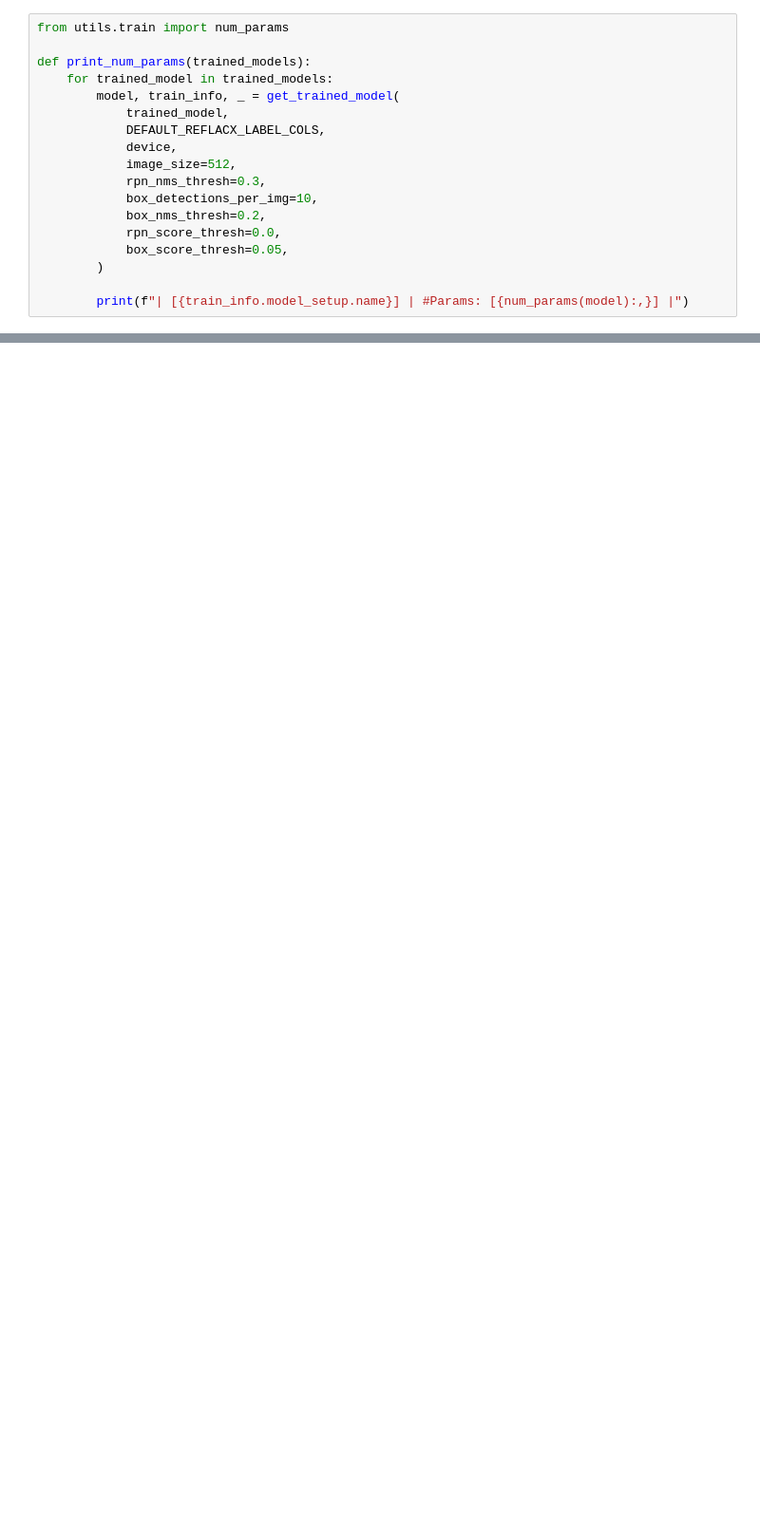
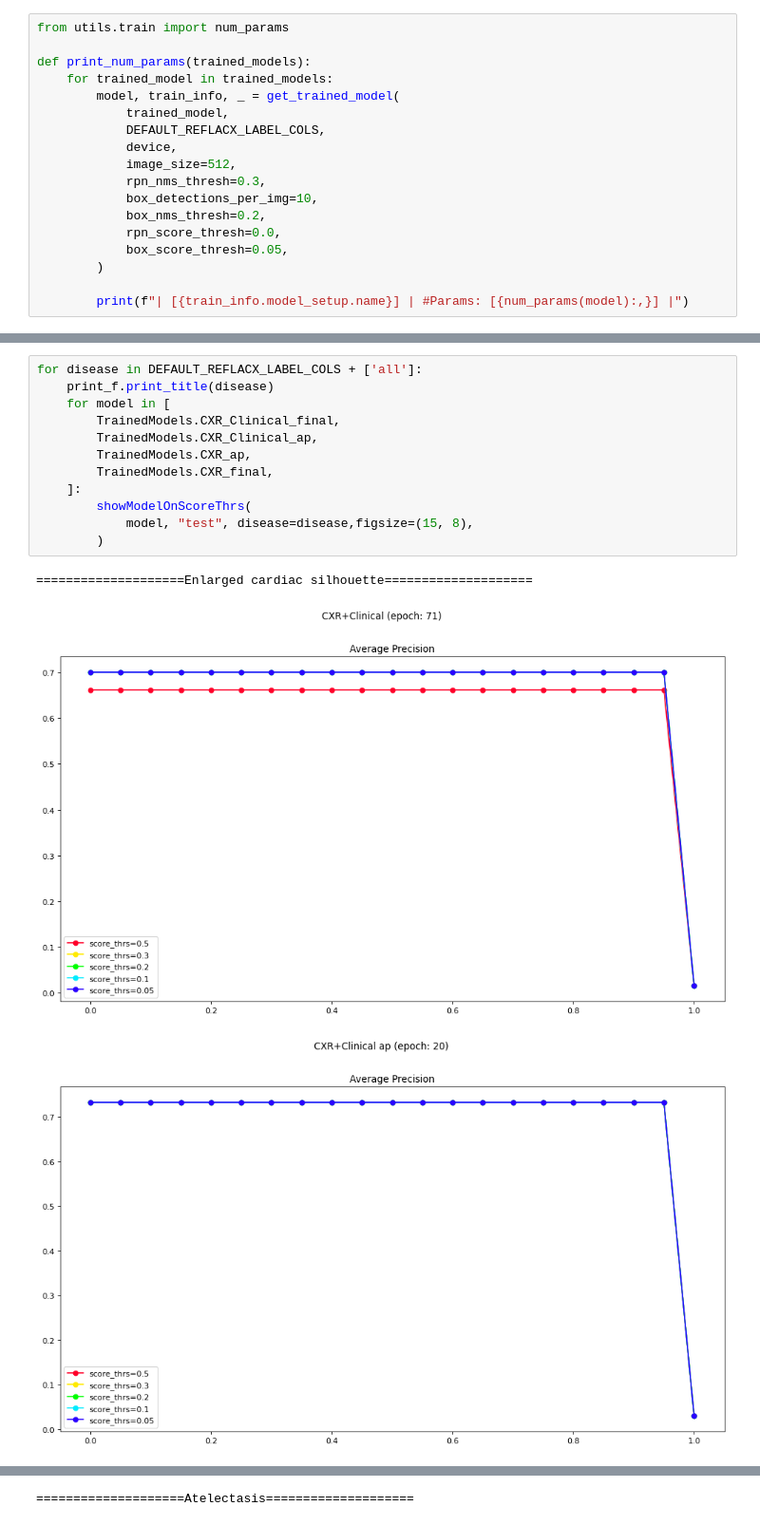
Before and after one commit to ChihchengHsieh/multimodal-abnormalities-detection, a Jupyter notebook: [8.c] findings_2.ipynb, the cells around one changed output, grey strips where cells are left out. Shown at 95% size. Saved outputs shown, nothing was run; the diff lists cells and outputs as text; blank space fills up the shorter version.

```diff
--- a/[8.c] findings_2.ipynb
+++ b/[8.c] findings_2.ipynb
@@ -355,0 +435,16 @@ get_thrs_evaluation_df(
+# %%
+for disease in DEFAULT_REFLACX_LABEL_COLS + ['all']:
+    print_f.print_title(disease)
+    for model in [
+        TrainedModels.CXR_Clinical_final,
+        TrainedModels.CXR_Clinical_ap,
+        TrainedModels.CXR_ap,
+        TrainedModels.CXR_final,
+    ]:
+        showModelOnScoreThrs(
+            model, "test", disease=disease,figsize=(15, 8),
+        )
+# %% [output]
+====================Enlarged cardiac silhouette====================
+[figure, added]
+[figure, added]
@@ -355,0 +453 @@ get_thrs_evaluation_df(
+====================Atelectasis====================
```
Also changed, not shown: parts of 17 cells of this notebook, 56 other files.
